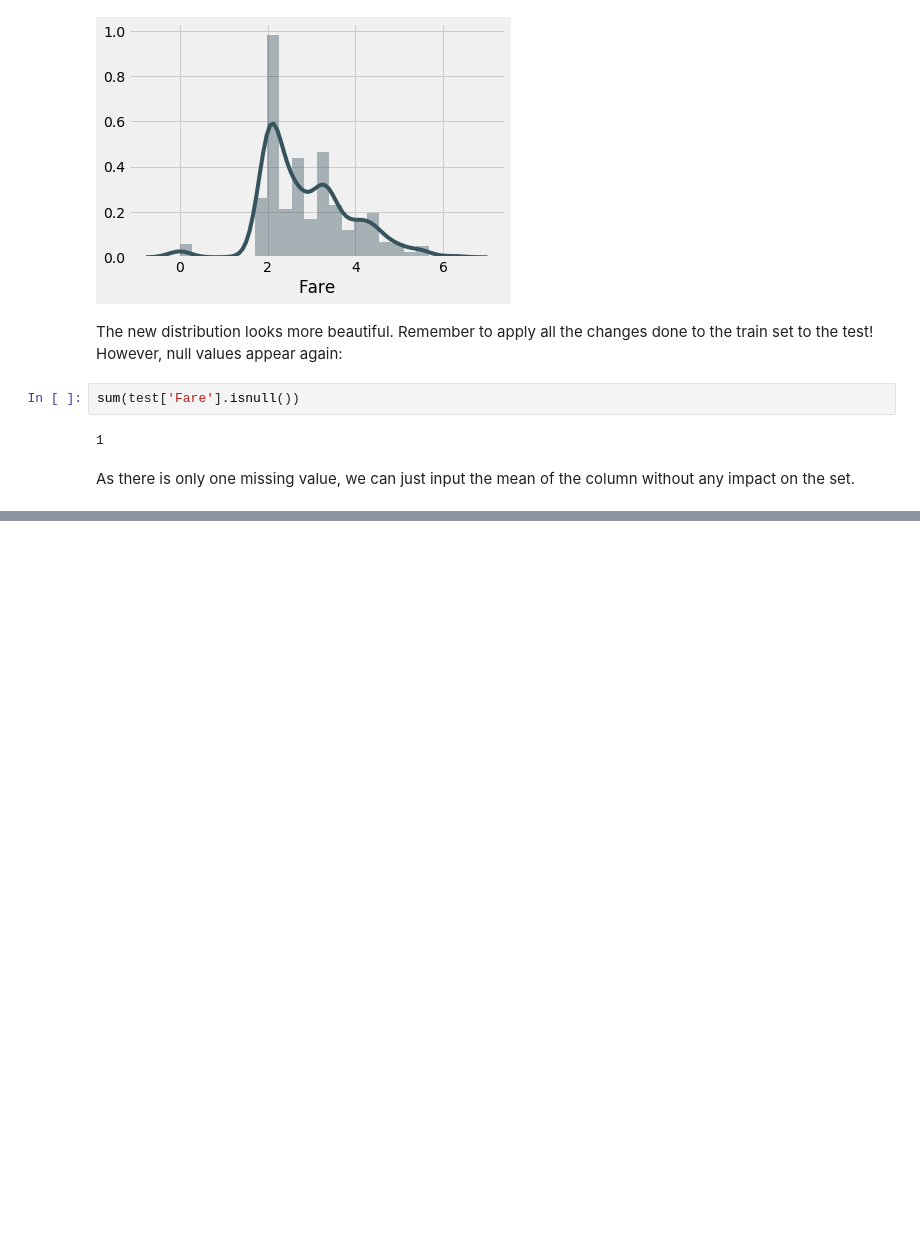
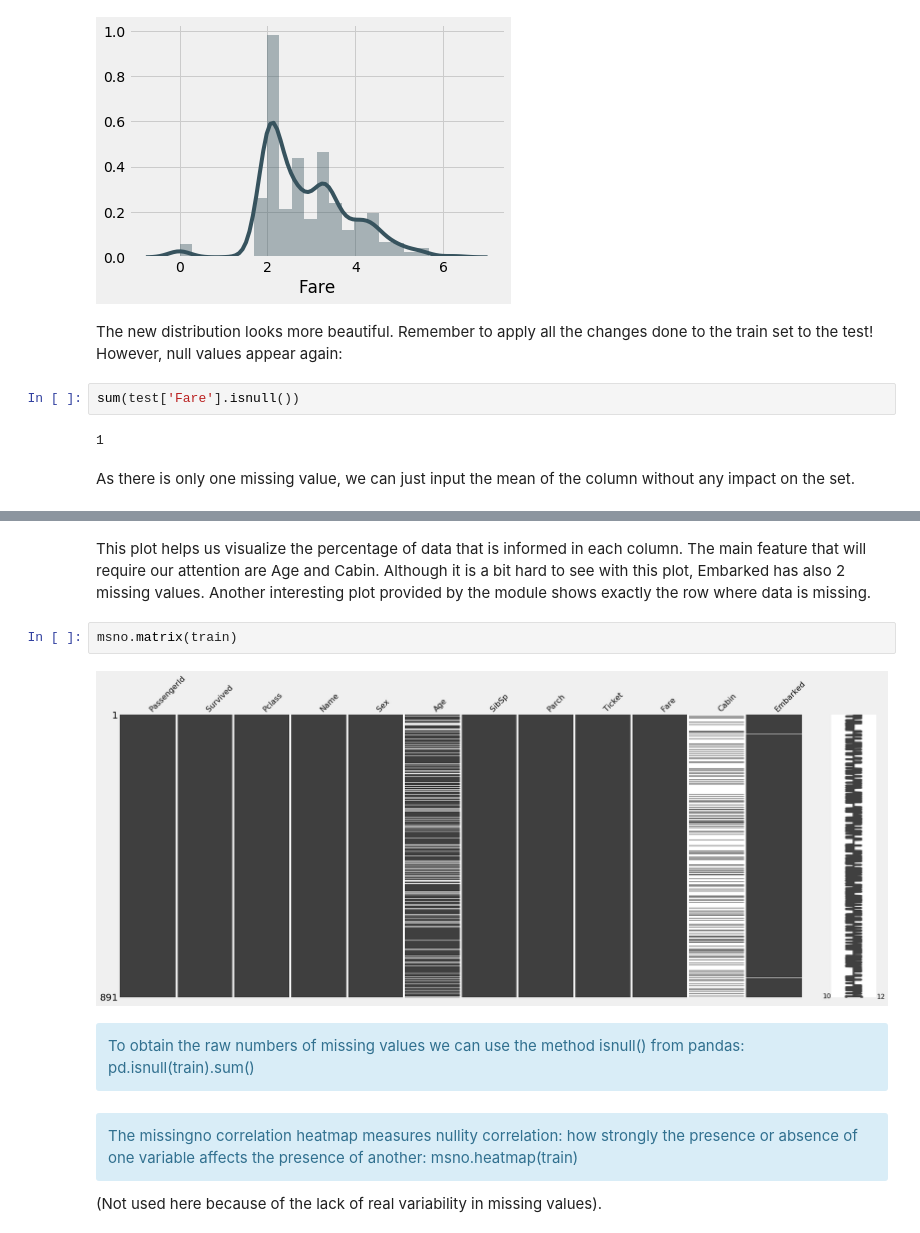
Before and after one commit to pmbrull/pmbrull-github-io-archive, a Jupyter notebook: TitanicSession.ipynb, the cells around one changed output, grey strips where cells are left out. Drawn from its saved outputs; the diff is of its cells as text; blank space fills up the shorter version.

```diff
--- a/TitanicSession.ipynb
+++ b/TitanicSession.ipynb
@@ -276,0 +368,10 @@ test["Fare"] = test["Fare"].map(lambda x: np.log(x) if x > 0 else 0)
+# %% [markdown]
+This plot helps us visualize the percentage of data that is informed in each column. The main feature that will require our attention are Age and Cabin. Although it is a bit hard to see with this plot, Embarked has also 2 missing values. Another interesting plot provided by the module shows exactly the row where data is missing.
+# %%
+msno.matrix(train)
+# %% [output]
+[figure, added]
+# %% [markdown]
+<div class="alert alert-info"> To obtain the raw numbers of missing values we can use the method isnull() from pandas: pd.isnull(train).sum() </div>
+# %% [markdown]
+<div class="alert alert-info"> The missingno correlation heatmap measures nullity correlation: how strongly the presence or absence of one variable affects the presence of another: msno.heatmap(train) </div> (Not used here because of the lack of real variability in missing values).
```
Also changed, not shown: parts of 92 cells of this notebook.
